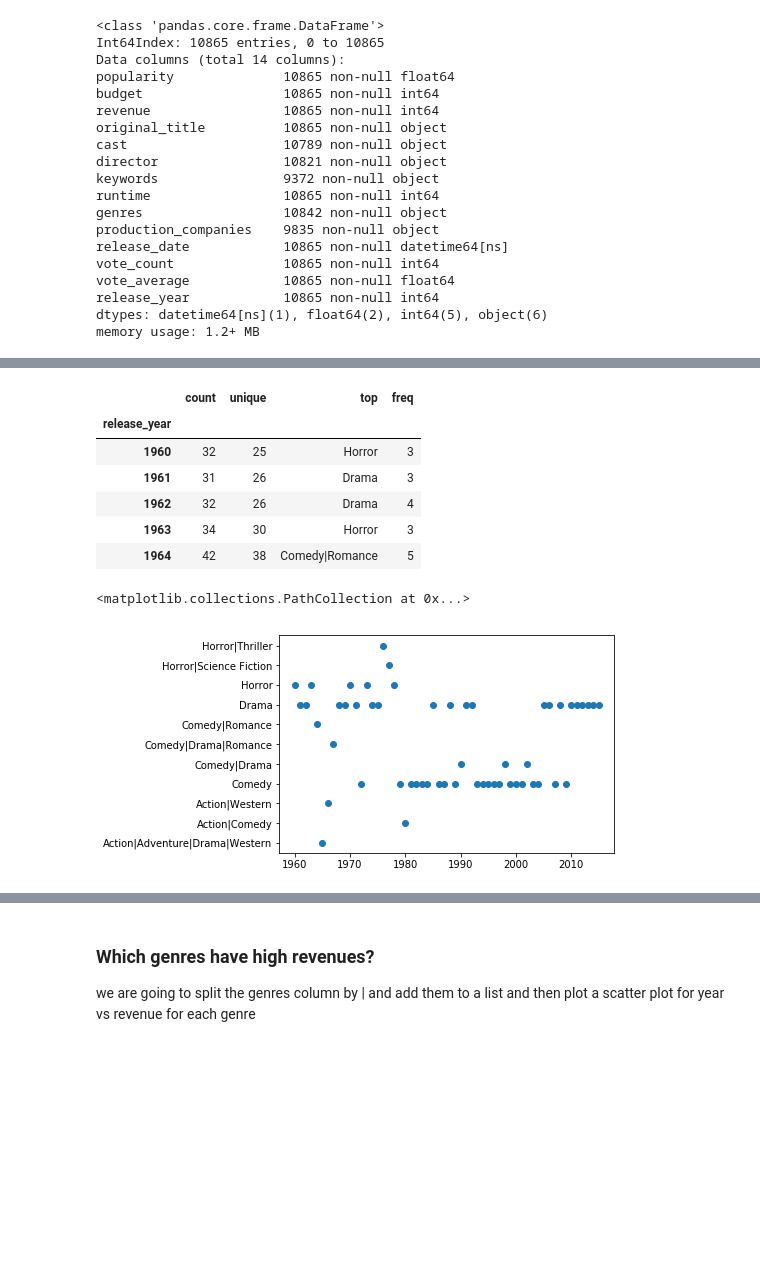
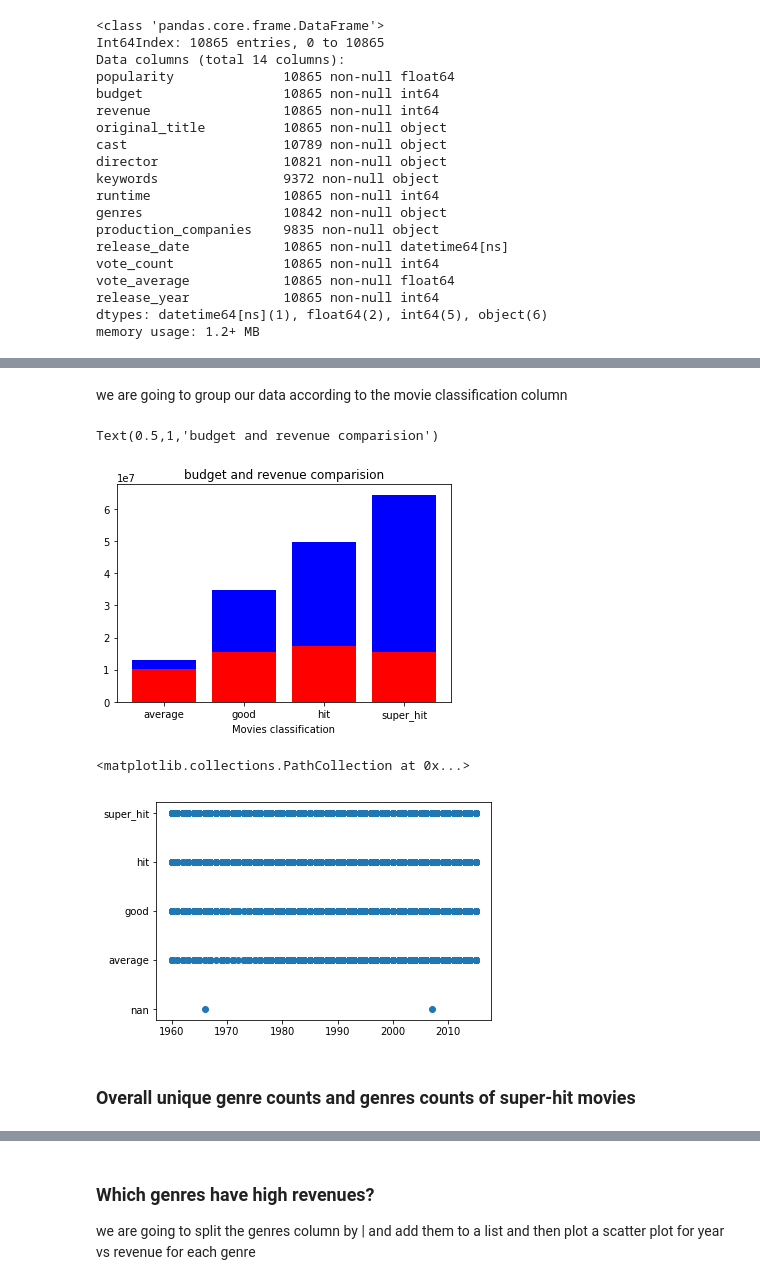
Before and after one commit to vishalsangwan/tmdb-data-analytics, a Jupyter notebook: investigate-TMDb dataset.ipynb, the cells around one changed output, grey strips where cells are left out. Saved outputs shown, nothing was run; the diff lists cells and outputs as text; code cells hidden in the pictures; blank space fills up the shorter version.

```diff
--- a/investigate-TMDb dataset.ipynb
+++ b/investigate-TMDb dataset.ipynb
@@ -162,18 +173,14 @@ analysis = movies_df.groupby("release_year").genres.describe()
-# %%
-analysis.head()
-# %% [output]
-|  | count | unique | top | freq |
-| release_year |  |  |  |  |
-| 1960 | 32 | 25 | Horror | 3 |
-| 1961 | 31 | 26 | Drama | 3 |
-| 1962 | 32 | 26 | Drama | 4 |
-| 1963 | 34 | 30 | Horror | 3 |
-| 1964 | 42 | 38 | Comedy|Romance | 5 |
-# %%
-x = analysis.index
-y = analysis.top
-
-plt.pyplot.scatter(x,y)
-# %% [output]
-<matplotlib.collections.PathCollection at 0x...>
-[figure, removed]
+# %% [markdown]
+we are going to group our data according to the movie classification column
+# %%
+a = movies_df.groupby("movies_classification")["budget"].mean()
+b = movies_df.groupby("movies_classification")["revenue"].mean()
+
+plt.pyplot.bar(b.index, b, color="b", label ="revenue")
+plt.pyplot.bar(a.index, a, color="r", label ="budget")
+
+plt.pyplot.xlabel("Movies classification")
+plt.pyplot.title("budget and revenue comparision")
+# %% [output]
+Text(0.5,1,'budget and revenue comparision')
+[figure, added]
@@ -179,0 +190,7 @@ plt.pyplot.scatter(x,y)
+# %%
+plt.pyplot.scatter(year_df,movie_type)
+# %% [output]
+<matplotlib.collections.PathCollection at 0x...>
+[figure, added]
+# %% [markdown]
+### Overall unique genre counts and genres counts of super-hit movies
```
Also changed, not shown: parts of 41 cells of this notebook.
